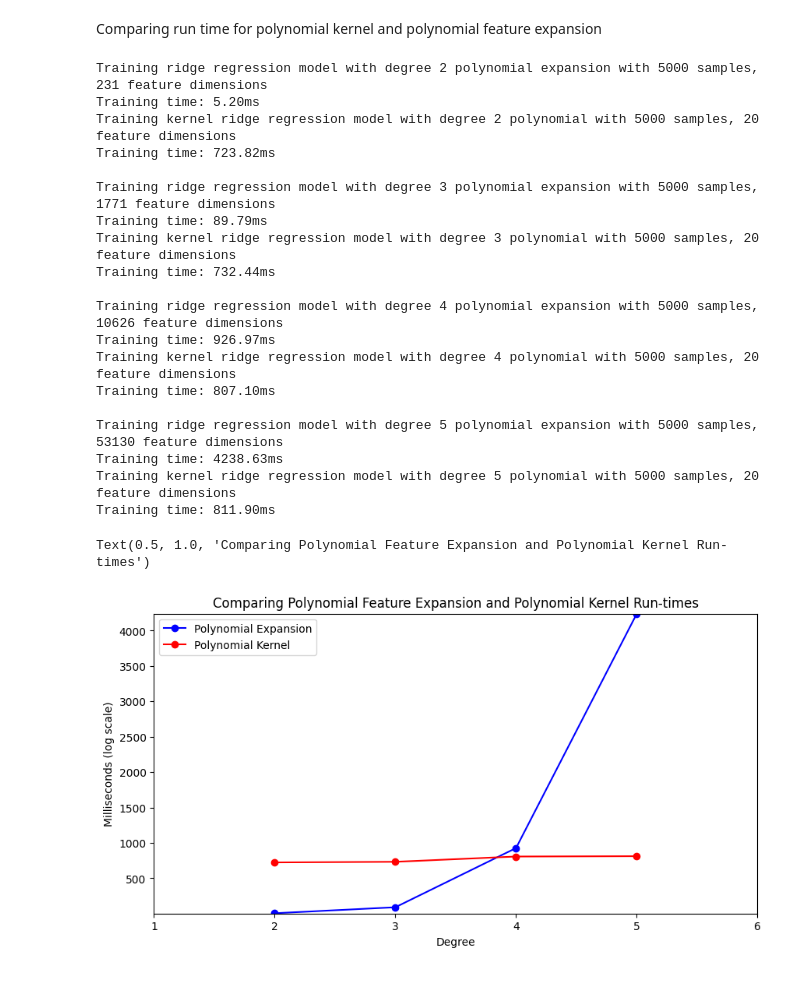
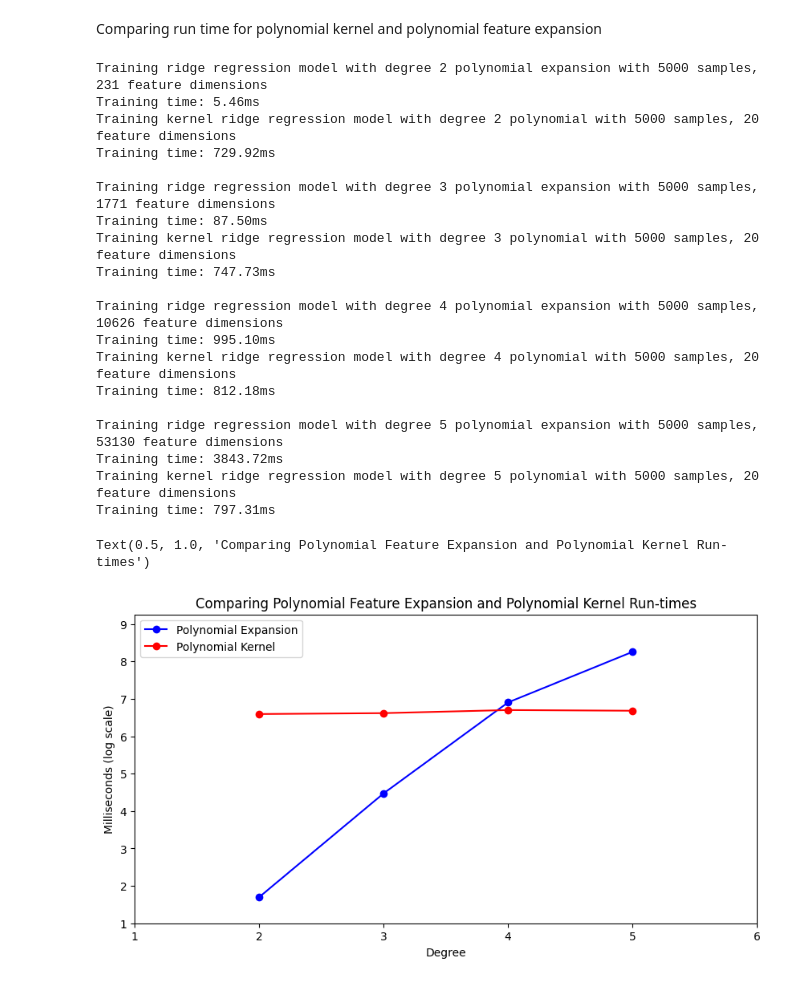
Before and after one commit to natejly/381, a Jupyter notebook: 03_assignment_kernel_ridge_regression.ipynb, the cells around one changed output. Drawn from its saved outputs; the diff is of its cells as text; code cells hidden in the pictures.

```diff
--- a/03_assignment_kernel_ridge_regression.ipynb
+++ b/03_assignment_kernel_ridge_regression.ipynb
@@ -533,43 +612,44 @@ ax = fig.add_subplot(1, 1, 1)
 # TODO: Set x values (polynomial degree) and y values (time in ms in log scale)
 x_values = [degrees] * 2
 y_values = [times_elapsed_poly_expand, times_elapsed_poly_kernel]
+y_values = [np.log(y) for y in y_values]
 
 # TODO: Plot MSE scores for training and testing sets
 # Set x limits between 1 to 1 + maximum value of all degrees and y limits between 1 and 1 + maximum value of all log time in ms
 # Set x label to degree and y label to milliseconds (log scale)' and y label to 'MSE',
 plot_results(
     axis=ax,
     x_values=x_values,
     y_values=y_values,
     labels=labels,
     colors=colors,
     x_limits=[1, max(degrees) + 1],
-    y_limits=[1, max(times_elapsed_poly_expand + times_elapsed_poly_kernel) + 1],
+    y_limits=[1, max(max(y_values[0]), max(y_values[1])) + 1],
     x_label='Degree',
     y_label='Milliseconds (log scale)')
 
 
 # TODO: Create plot title of 'Comparing Polynomial Feature Expansion and Polynomial Kernel Run-times'
 plt.title('Comparing Polynomial Feature Expansion and Polynomial Kernel Run-times')
 # %% [output]
 Training ridge regression model with degree 2 polynomial expansion with 5000 samples, 231 feature dimensions
-Training time: 5.20ms
+Training time: 5.46ms
 Training kernel ridge regression model with degree 2 polynomial with 5000 samples, 20 feature dimensions
-Training time: 723.82ms
+Training time: 729.92ms
 
 Training ridge regression model with degree 3 polynomial expansion with 5000 samples, 1771 feature dimensions
-Training time: 89.79ms
+Training time: 87.50ms
 Training kernel ridge regression model with degree 3 polynomial with 5000 samples, 20 feature dimensions
-Training time: 732.44ms
+Training time: 747.73ms
 
 Training ridge regression model with degree 4 polynomial expansion with 5000 samples, 10626 feature dimensions
-Training time: 926.97ms
+Training time: 995.10ms
 Training kernel ridge regression model with degree 4 polynomial with 5000 samples, 20 feature dimensions
-Training time: 807.10ms
+Training time: 812.18ms
 
 Training ridge regression model with degree 5 polynomial expansion with 5000 samples, 53130 feature dimensions
-Training time: 4238.63ms
+Training time: 3843.72ms
 Training kernel ridge regression model with degree 5 polynomial with 5000 samples, 20 feature dimensions
-Training time: 811.90ms
+Training time: 797.31ms
 Text(0.5, 1.0, 'Comparing Polynomial Feature Expansion and Polynomial Kernel Run-times')
-[figure, old version]
+[figure, new version]
```
Also changed, not shown: parts of 2 cells of this notebook, 3 other files.
